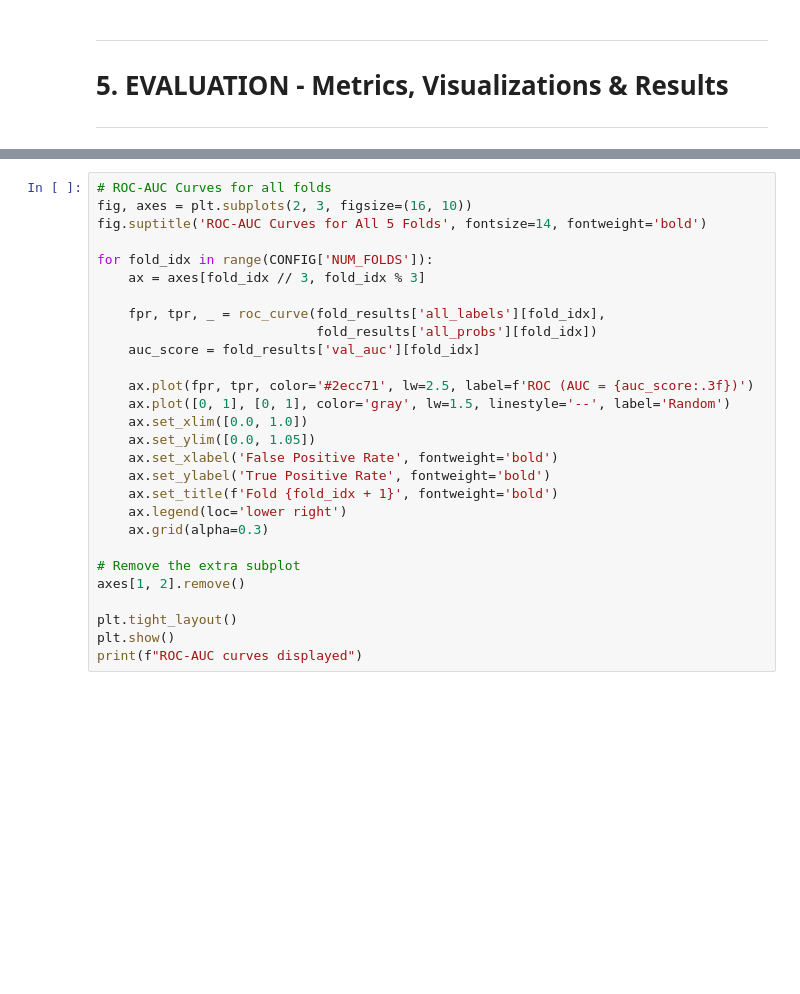
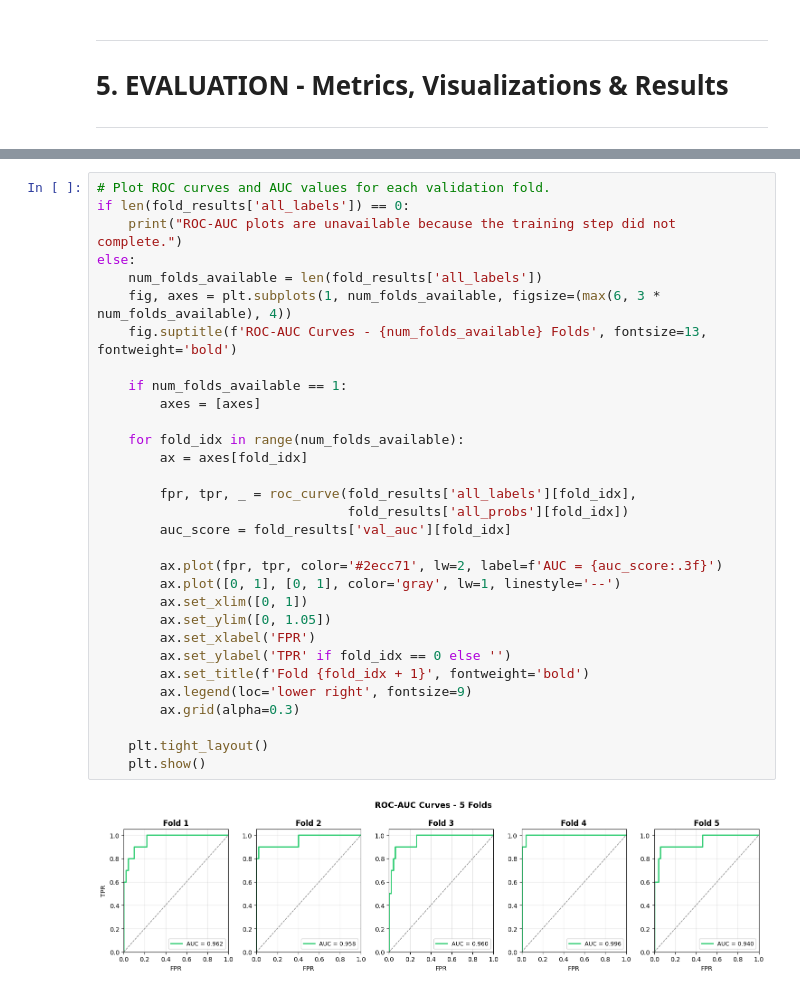
Before and after one commit to TonneauBenjamin/mvtec-screw-classification, a Jupyter notebook: main_analysis.ipynb, the cells around one changed output, grey strips where cells are left out. Drawn from its saved outputs; the diff is of its cells as text; blank space fills up the shorter version.

```diff
--- a/main_analysis.ipynb
+++ b/main_analysis.ipynb
@@ -678,28 +1025,33 @@ print(f"Confusion matrices displayed")
 # %%
-# ROC-AUC Curves for all folds
-fig, axes = plt.subplots(2, 3, figsize=(16, 10))
-fig.suptitle('ROC-AUC Curves for All 5 Folds', fontsize=14, fontweight='bold')
+# Plot ROC curves and AUC values for each validation fold.
+if len(fold_results['all_labels']) == 0:
+    print("ROC-AUC plots are unavailable because the training step did not complete.")
+else:
+    num_folds_available = len(fold_results['all_labels'])
+    fig, axes = plt.subplots(1, num_folds_available, figsize=(max(6, 3 * num_folds_available), 4))
+    fig.suptitle(f'ROC-AUC Curves - {num_folds_available} Folds', fontsize=13, fontweight='bold')
 
-for fold_idx in range(CONFIG['NUM_FOLDS']):
-    ax = axes[fold_idx // 3, fold_idx % 3]
+    if num_folds_available == 1:
+        axes = [axes]
 
-    fpr, tpr, _ = roc_curve(fold_results['all_labels'][fold_idx],
-                            fold_results['all_probs'][fold_idx])
-    auc_score = fold_results['val_auc'][fold_idx]
+    for fold_idx in range(num_folds_available):
+        ax = axes[fold_idx]
 
-    ax.plot(fpr, tpr, color='#2ecc71', lw=2.5, label=f'ROC (AUC = {auc_score:.3f})')
-    ax.plot([0, 1], [0, 1], color='gray', lw=1.5, linestyle='--', label='Random')
-    ax.set_xlim([0.0, 1.0])
-    ax.set_ylim([0.0, 1.05])
-    ax.set_xlabel('False Positive Rate', fontweight='bold')
-    ax.set_ylabel('True Positive Rate', fontweight='bold')
-    ax.set_title(f'Fold {fold_idx + 1}', fontweight='bold')
-    ax.legend(loc='lower right')
-    ax.grid(alpha=0.3)
+        fpr, tpr, _ = roc_curve(fold_results['all_labels'][fold_idx],
+                                fold_results['all_probs'][fold_idx])
+        auc_score = fold_results['val_auc'][fold_idx]
 
-# Remove the extra subplot
-axes[1, 2].remove()
+        ax.plot(fpr, tpr, color='#2ecc71', lw=2, label=f'AUC = {auc_score:.3f}')
+        ax.plot([0, 1], [0, 1], color='gray', lw=1, linestyle='--')
+        ax.set_xlim([0, 1])
+        ax.set_ylim([0, 1.05])
+        ax.set_xlabel('FPR')
+        ax.set_ylabel('TPR' if fold_idx == 0 else '')
+        ax.set_title(f'Fold {fold_idx + 1}', fontweight='bold')
+        ax.legend(loc='lower right', fontsize=9)
+        ax.grid(alpha=0.3)
 
-plt.tight_layout()
-plt.show()
-print(f"ROC-AUC curves displayed")
+    plt.tight_layout()
+    plt.show()
+# %% [output]
+[figure, added]
```
Also changed, not shown: parts of 30 cells of this notebook, 5 other files.
